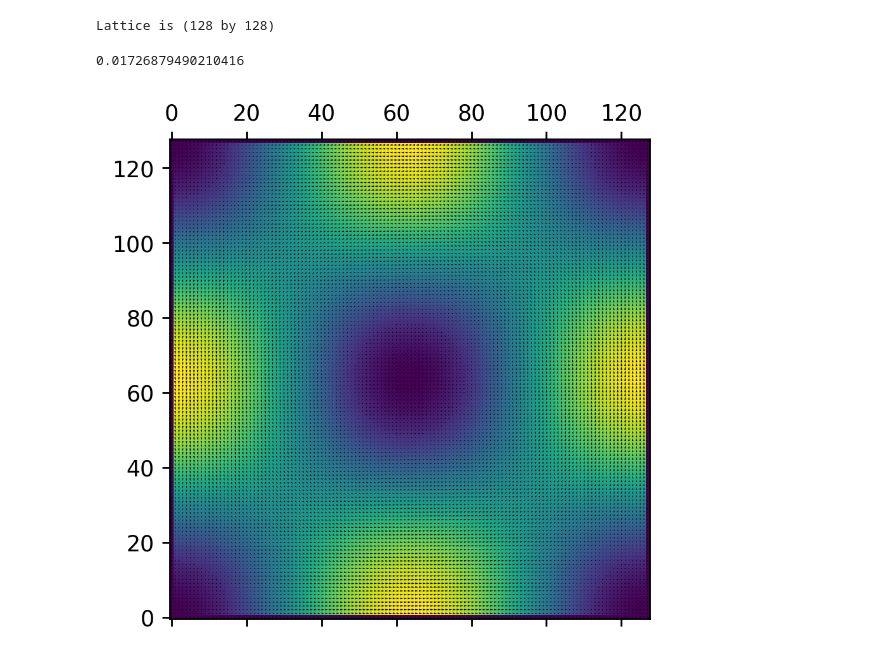
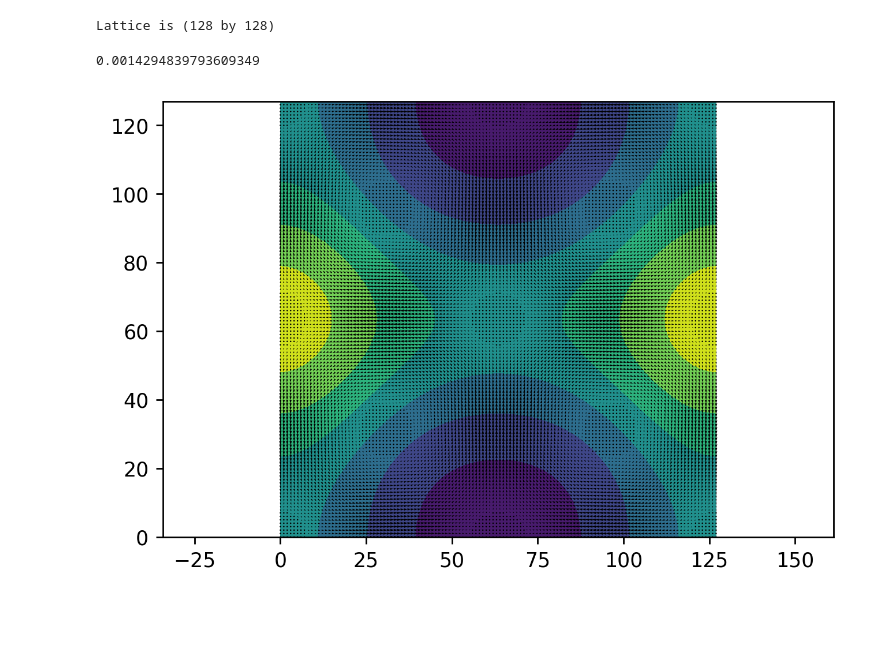
Before and after one commit to Alex-Muirhead/simple-lbm, a Jupyter notebook: post.ipynb, the cells around one changed output. Saved outputs shown, nothing was run; the diff lists cells and outputs as text; code cells hidden in the pictures; blank space fills up the shorter version.

```diff
--- a/post.ipynb
+++ b/post.ipynb
@@ -32,12 +32,15 @@ vel = (lattice @ LATTICE_SPEEDS) / rho[..., None]
 energy = vel[..., 0]**2 + vel[..., 1]**2
 
 np.max(vel)
+np.max(rho - 1)
 # %% [output]
-0.01726879490210416
+0.0014294839793609349
 # %%
 fig, ax = plt.subplots(dpi=250)
-view = ax.matshow(energy, origin='lower')
+view = ax.contourf(rho)
+# view = ax.contourf(np.sqrt(energy))
+ax.axis('equal')
 ax.quiver(vel[..., 0], vel[..., 1])
 plt.show()
 # %% [output]
-[figure, old version]
+[figure, new version]
```
Also changed, not shown: 2 other files.
